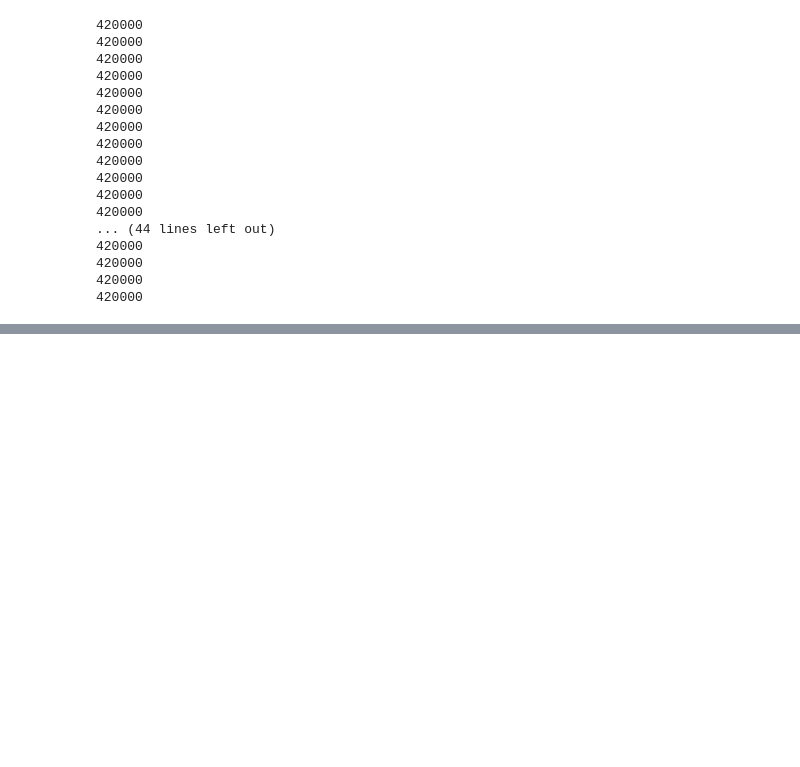
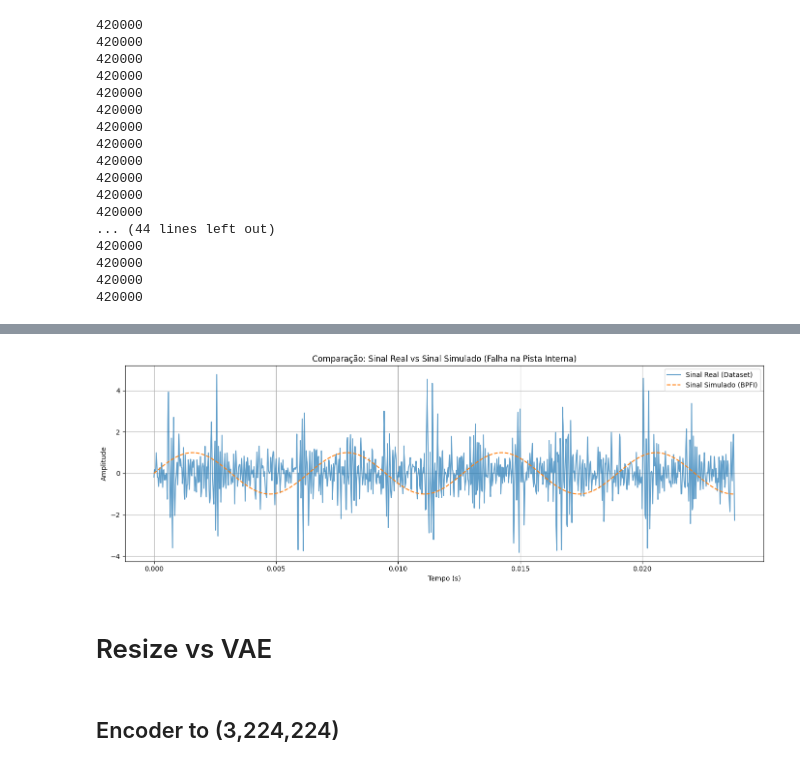
Before and after one commit to rochasantos/CWRU-AutoEncoder-Diagnosis, a Jupyter notebook: notebook.ipynb, the cells around one changed output, grey strips where cells are left out. Cells and saved outputs as stored; diff of their text form; code cells hidden in the pictures; blank space fills up the shorter version.

```diff
--- a/notebook.ipynb
+++ b/notebook.ipynb
@@ -106,0 +1016,26 @@ for file in dataset.get_metainfo():
+# %%
+fs = 42000  # taxa de amostragem
+samples_to_plot = 1000  # 1 segundo
+signal_or = np.load("data/processed/cwru/007/I/109.npy")
+signal_normalized = (signal_or - np.mean(signal_or)) / np.std(signal_or)
+signal_normalized = signal_normalized[:samples_to_plot]
+sinal_simulado = signal_bpfi[:samples_to_plot]
+
+import matplotlib.pyplot as plt
+
+t = np.arange(0, samples_to_plot) / fs  # eixo do tempo
+
+plt.figure(figsize=(14, 5))
+plt.plot(t, signal_normalized, label='Sinal Real (Dataset)', alpha=0.7)
+plt.plot(t, sinal_simulado, label='Sinal Simulado (BPFI)', linestyle='--')
+plt.xlabel("Tempo (s)")
+plt.ylabel("Amplitude")
+plt.title("Comparação: Sinal Real vs Sinal Simulado (Falha na Pista Interna)")
+plt.legend()
+plt.grid(True)
+plt.tight_layout()
+plt.show()
+# %% [output]
+[figure, added]
+# %% [markdown]
+# Resize vs VAE
@@ -106,0 +1125,2 @@ for file in dataset.get_metainfo():
+# %% [markdown]
+## Encoder to (3,224,224)
```
Also changed, not shown: parts of 54 cells of this notebook, 13 other files.
